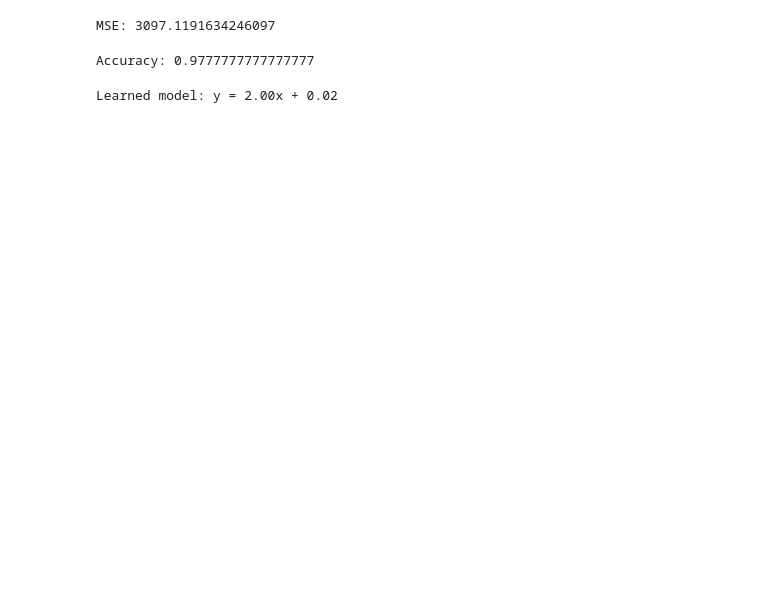
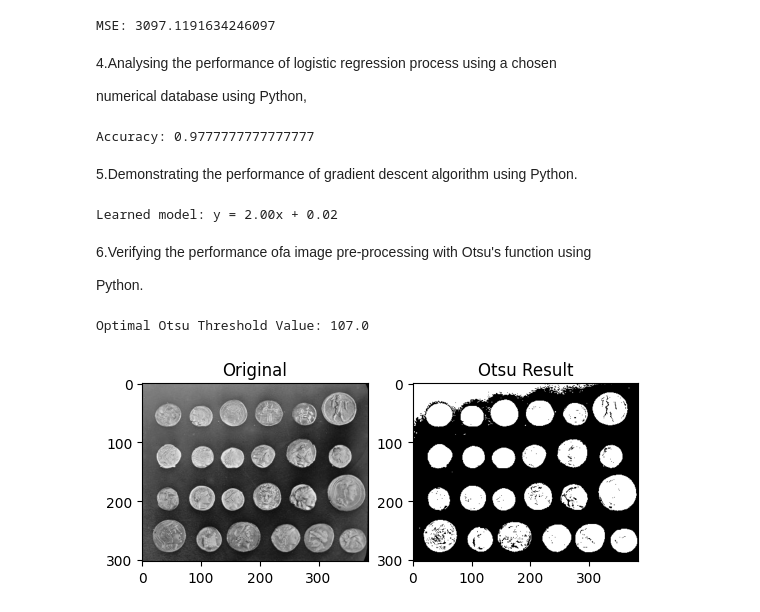
Before and after one commit to GOPID1603/DEEP-LEARNING-CSA4723, a Jupyter notebook: Untitled6.ipynb, the cells around one changed output. Saved outputs shown, nothing was run; the diff lists cells and outputs as text; code cells hidden in the pictures; blank space fills up the shorter version.

```diff
--- a/Untitled6.ipynb
+++ b/Untitled6.ipynb
@@ -57,6 +61,10 @@ y_pred = model.predict(X_test)
 print("MSE:", mean_squared_error(y_test, y_pred))
 # %% [output]
 MSE: 3097.1191634246097
+# %% [markdown]
+4.Analysing the performance of logistic regression process using a chosen
+
+numerical database using Python,
 # %%
 from sklearn.linear_model import LogisticRegression
 from sklearn.datasets import load_iris
@@ -70,6 +78,8 @@ model = LogisticRegression(max_iter=200).fit(X_train, y_train)
 print("Accuracy:", accuracy_score(y_test, model.predict(X_test)))
 # %% [output]
 Accuracy: 0.9777777777777777
+# %% [markdown]
+5.Demonstrating the performance of gradient descent algorithm using Python.
 # %%
 import numpy as np
 
@@ -89,3 +99,34 @@ for _ in range(epochs):
 print(f"Learned model: y = {m:.2f}x + {b:.2f}")
 # %% [output]
 Learned model: y = 2.00x + 0.02
+# %% [markdown]
+ 6.Verifying the performance ofa image pre-processing with Otsu's function using
+
+Python.
+# %%
+import cv2
+
+import numpy as np
+
+import matplotlib.pyplot as plt
+
+from skimage import data
+
+img = data.coins()
+
+img = img.astype(np.uint8)
+
+thresh_val, otsu = cv2.threshold(img, 0, 255, cv2.THRESH_BINARY + cv2.THRESH_OTSU)
+
+print("Optimal Otsu Threshold Value:", thresh_val)
+
+plt.subplot(1,2,1); plt.imshow(img, cmap='gray'); plt.title("Original")
+
+plt.subplot(1,2,2); plt.imshow(otsu, cmap='gray'); plt.title("Otsu Result")
+
+plt.show(
+
+)
+# %% [output]
+Optimal Otsu Threshold Value: 107.0
+[figure, added]
```
Also changed, not shown: parts of 35 cells of this notebook.
